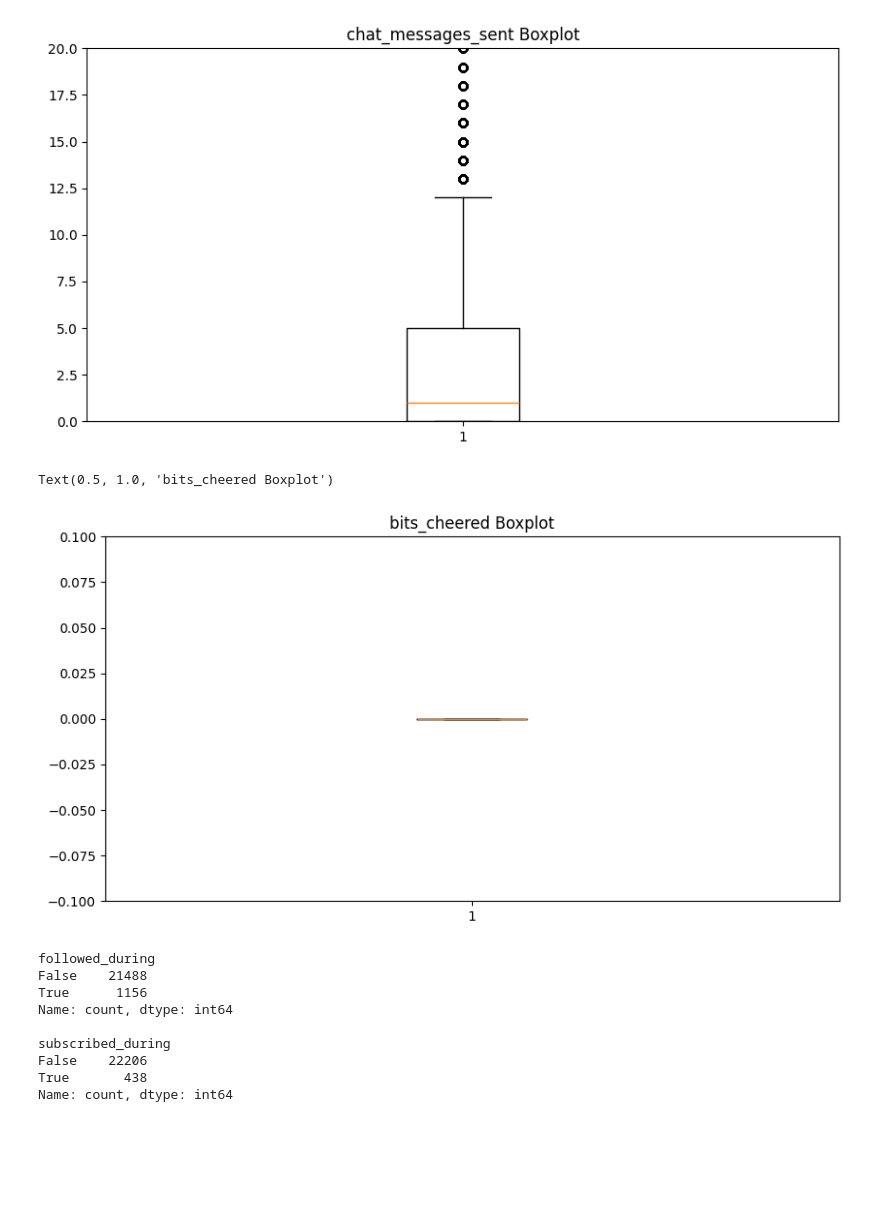
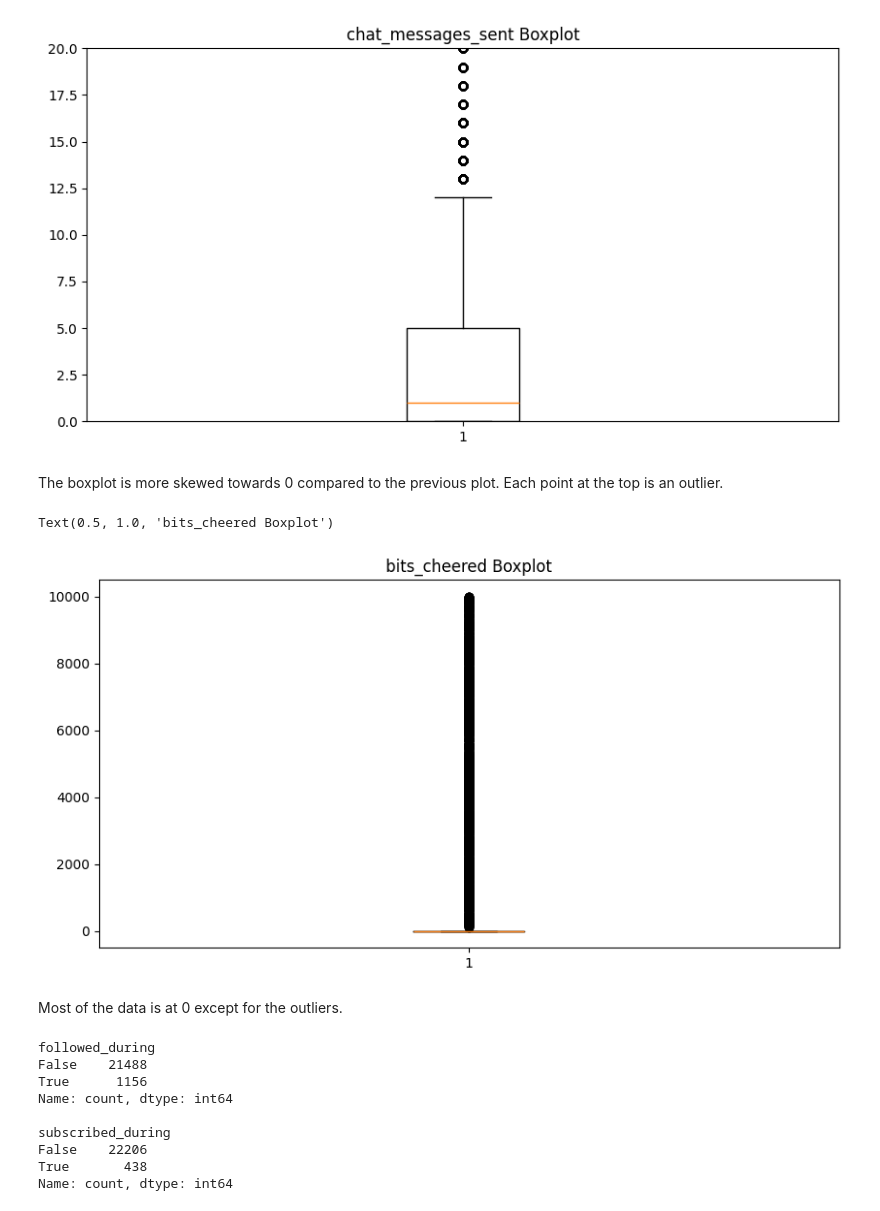
Before and after one commit to ChristianSantos2671/Santos_Christian_A01, a Jupyter notebook: iat461_a1_cs.ipynb, the cells around one changed output. Drawn from its saved outputs; the diff is of its cells as text; code cells hidden in the pictures; blank space fills up the shorter version.

Commit message:
Descriptions for Task 3 Point 1

```diff
--- a/iat461_a1_cs.ipynb
+++ b/iat461_a1_cs.ipynb
@@ -722,14 +724,17 @@ plt.title("chat_messages_sent Boxplot")
 # %% [output]
 Text(0.5, 1.0, 'chat_messages_sent Boxplot')
 [figure]
+# %% [markdown]
+The boxplot is more skewed towards 0 compared to the previous plot. Each point at the top is an outlier.
 # %%
 plt.figure(figsize=(10, 5))
 plt.boxplot(df_sessions["bits_cheered"])
-plt.ylim(-0.1, 0.1)
 plt.title("bits_cheered Boxplot")
 # %% [output]
 Text(0.5, 1.0, 'bits_cheered Boxplot')
-[figure, old version]
+[figure, new version]
+# %% [markdown]
+Most of the data is at 0 except for the outliers.
 # %%
 print(df_sessions["followed_during"].value_counts(), "\n")
 print(df_sessions["subscribed_during"].value_counts())
```
Also changed, not shown: parts of 11 cells of this notebook.
